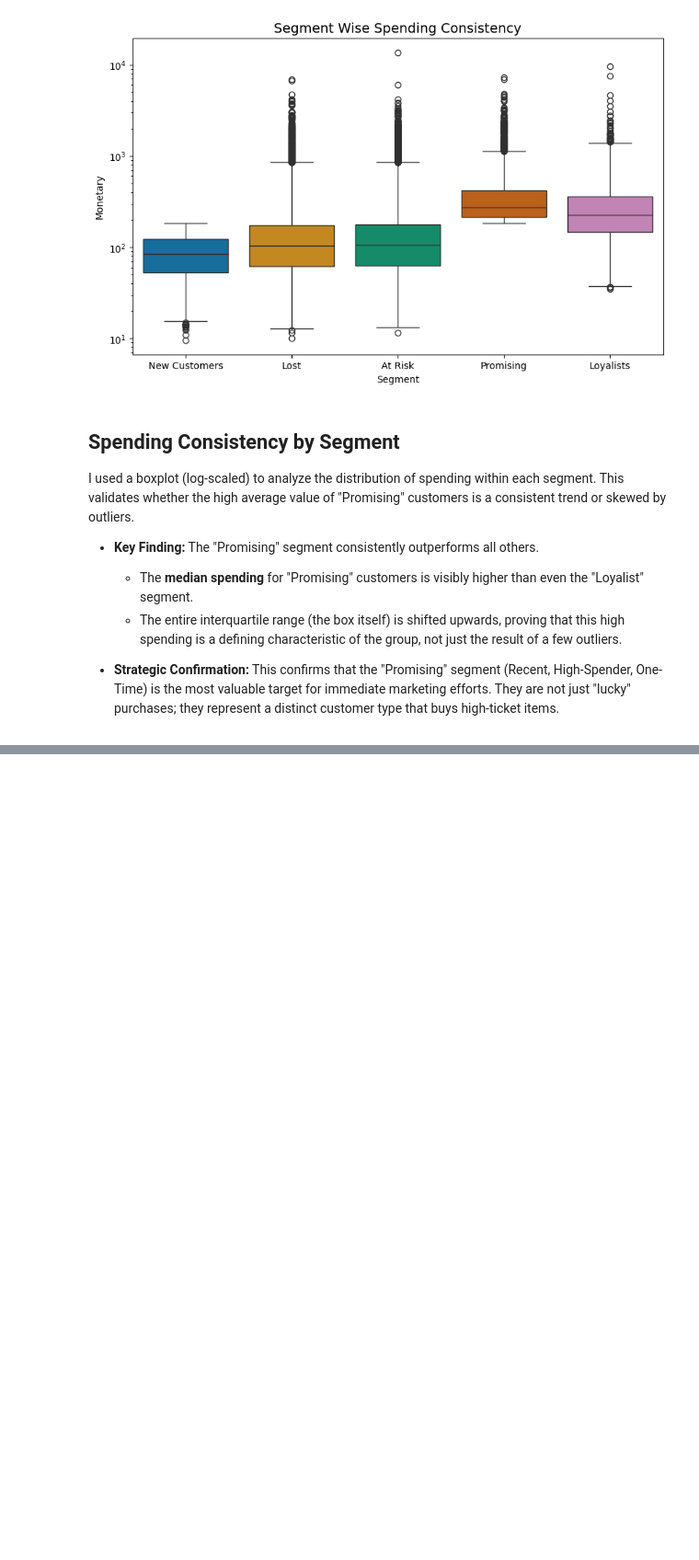
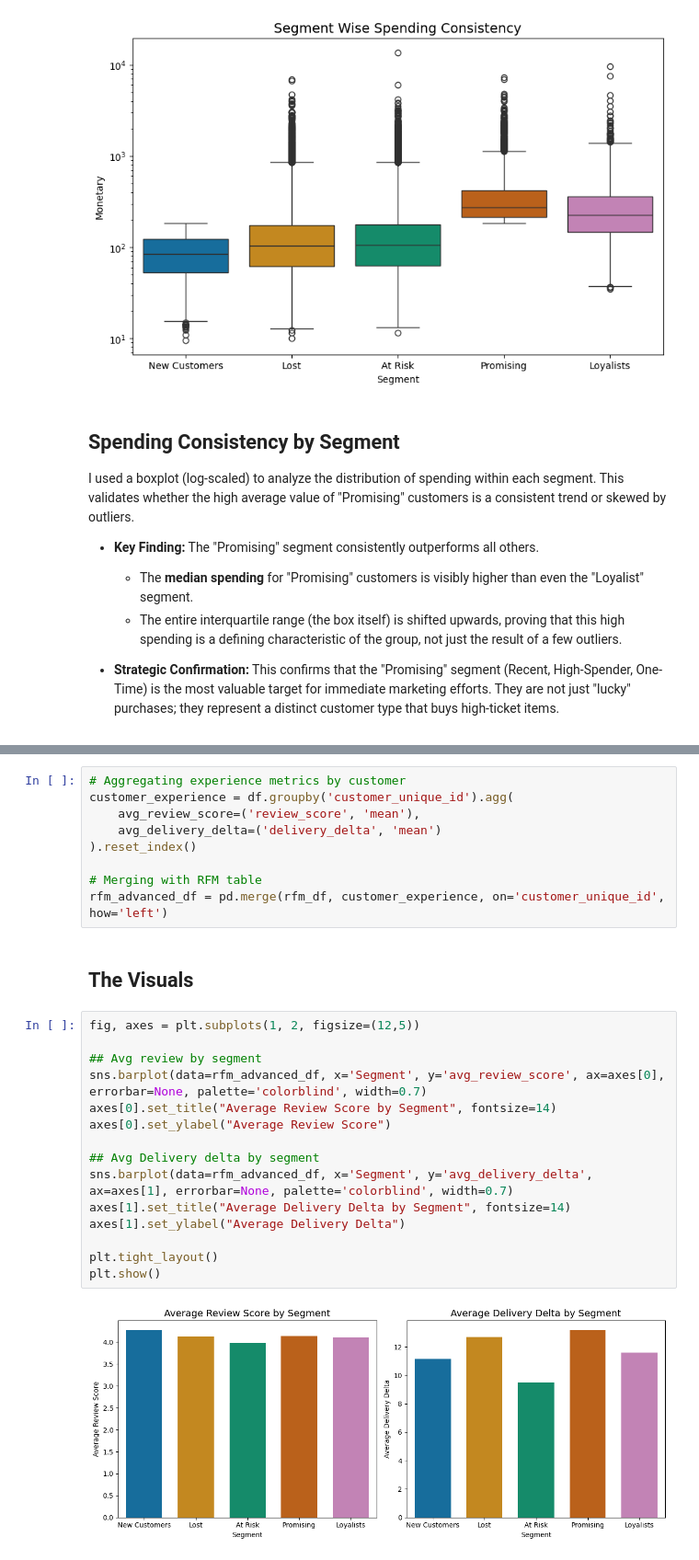
Before and after one commit to zeeshan-akram-ds/Olist-ECommerce-Analysis, a Jupyter notebook: notebooks/03_RFM_Analysis.ipynb, the cells around one changed output, grey strips where cells are left out. Shown at 92% size. Saved outputs shown, nothing was run; the diff lists cells and outputs as text; blank space fills up the shorter version.

Commit message:
INSIGHT: Completed Cross-Analysis; linked poor logistics to 'At Risk' customer status.

```diff
--- a/notebooks/03_RFM_Analysis.ipynb
+++ b/notebooks/03_RFM_Analysis.ipynb
@@ -516,0 +535,28 @@ I used a boxplot (log-scaled) to analyze the distribution of spending within eac
+# %%
+# Aggregating experience metrics by customer
+customer_experience = df.groupby('customer_unique_id').agg(
+    avg_review_score=('review_score', 'mean'),
+    avg_delivery_delta=('delivery_delta', 'mean')
+).reset_index()
+
+# Merging with RFM table
+rfm_advanced_df = pd.merge(rfm_df, customer_experience, on='customer_unique_id', how='left')
+# %% [markdown]
+## The Visuals
+# %%
+fig, axes = plt.subplots(1, 2, figsize=(12,5))
+
+## Avg review by segment
+sns.barplot(data=rfm_advanced_df, x='Segment', y='avg_review_score', ax=axes[0], errorbar=None, palette='colorblind', width=0.7)
+axes[0].set_title("Average Review Score by Segment", fontsize=14)
+axes[0].set_ylabel("Average Review Score")
+
+## Avg Delivery delta by segment
+sns.barplot(data=rfm_advanced_df, x='Segment', y='avg_delivery_delta', ax=axes[1], errorbar=None, palette='colorblind', width=0.7)
+axes[1].set_title("Average Delivery Delta by Segment", fontsize=14)
+axes[1].set_ylabel("Average Delivery Delta")
+
+plt.tight_layout()
+plt.show()
+# %% [output]
+[figure, added]
```
Also changed, not shown: parts of 6 cells of this notebook.
